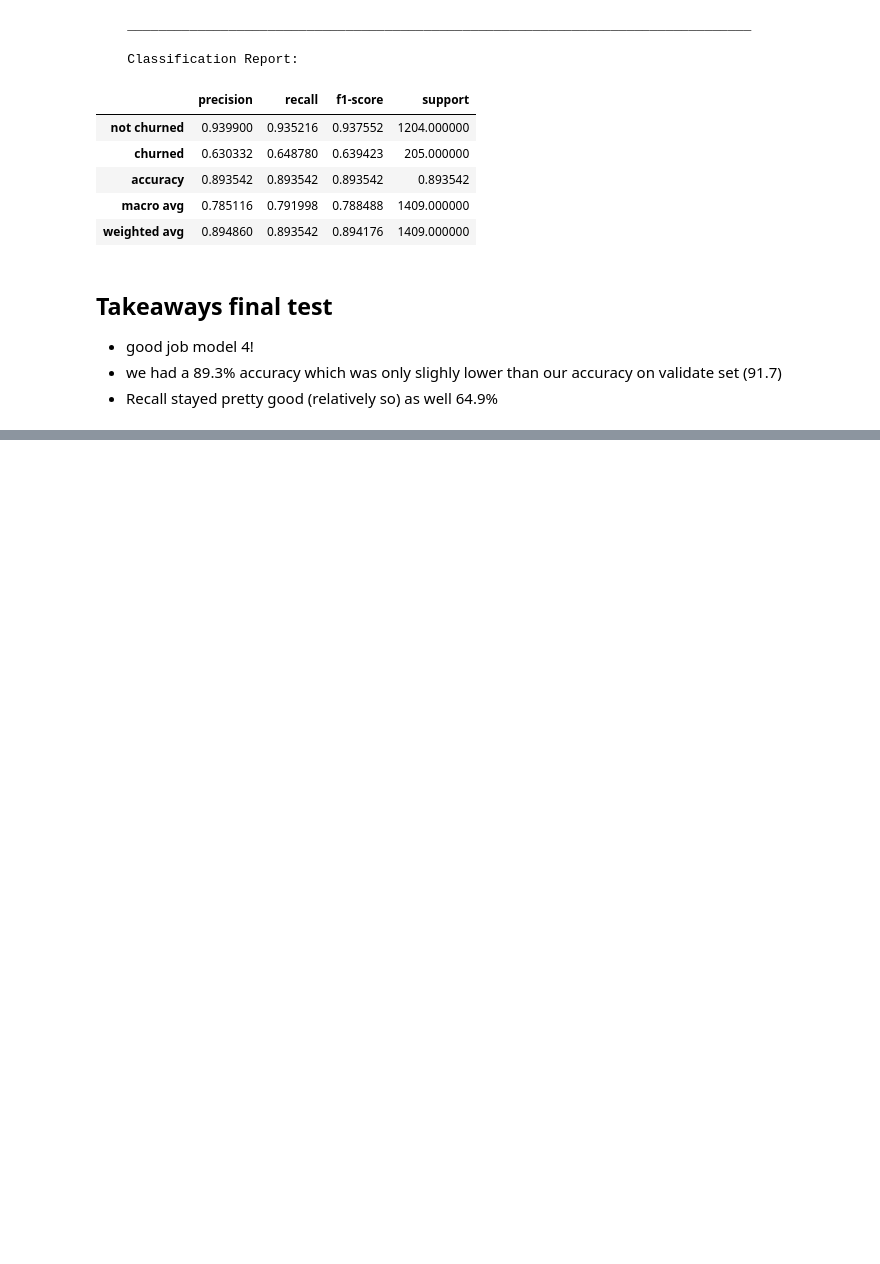
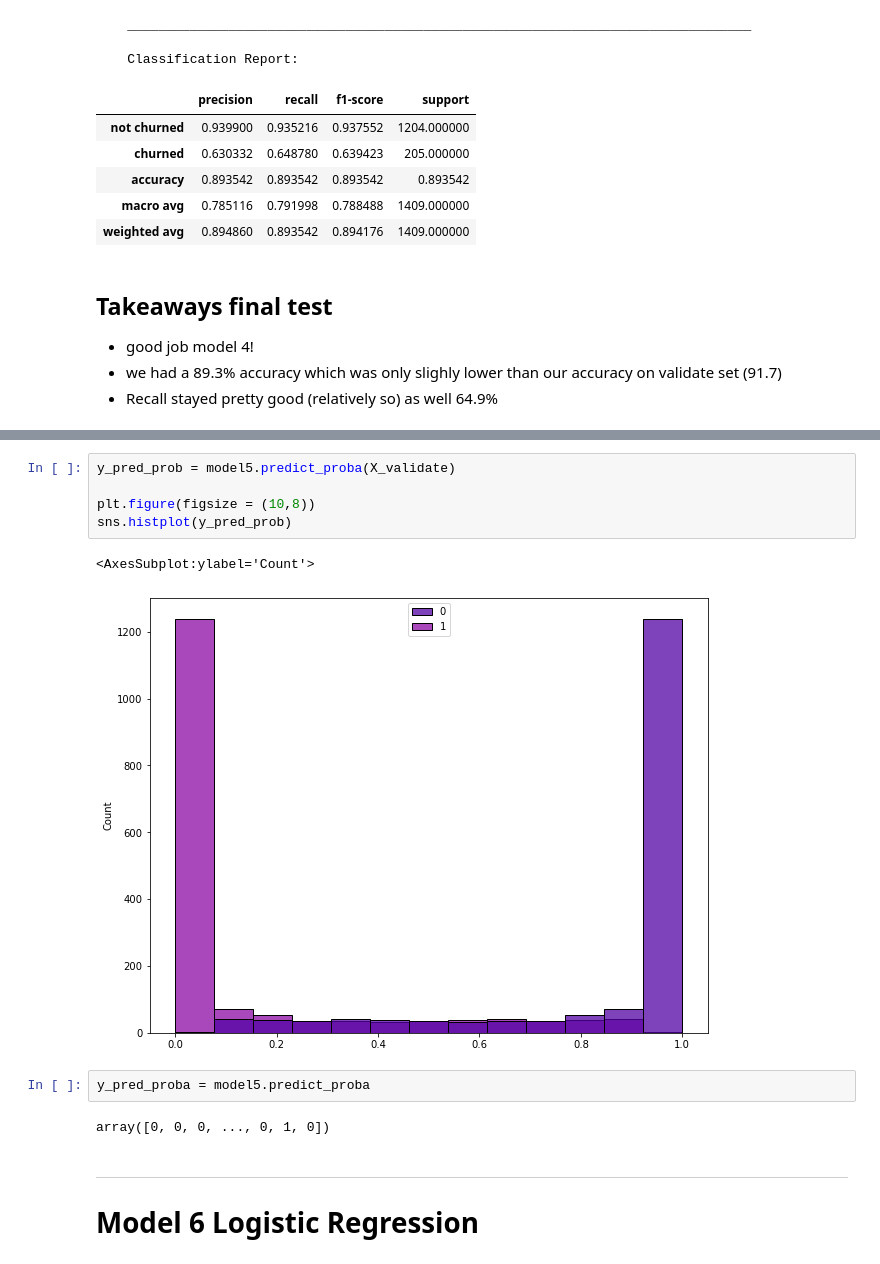
Before and after one commit to HeatherOrtegaMcMillan/telco_churn_classification_project, a Jupyter notebook: inital_project_notebook.ipynb, the cells around one changed output, grey strips where cells are left out. Saved outputs shown, nothing was run; the diff lists cells and outputs as text; blank space fills up the shorter version.

```diff
--- a/inital_project_notebook.ipynb
+++ b/inital_project_notebook.ipynb
@@ -1333,0 +1468,16 @@ model_performs(X_test, y_test, model4)
+# %%
+y_pred_prob = model5.predict_proba(X_validate)
+
+plt.figure(figsize = (10,8))
+sns.histplot(y_pred_prob)
+# %% [output]
+<AxesSubplot:ylabel='Count'>
+[figure, added]
+# %%
+y_pred_proba = model5.predict_proba
+# %% [output]
+array([0, 0, 0, ..., 0, 1, 0])
+# %% [markdown]
+<hr style="border-top: 10px groove violet; margin-top: 1px; margin-bottom: 1px"></hr>
+
+# Model 6 Logistic Regression
```
Also changed, not shown: parts of 17 cells of this notebook.
